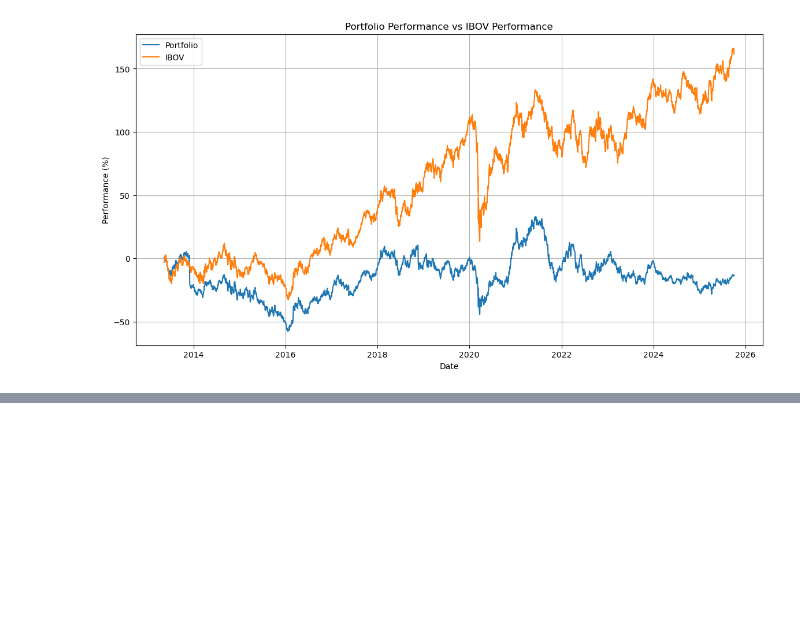
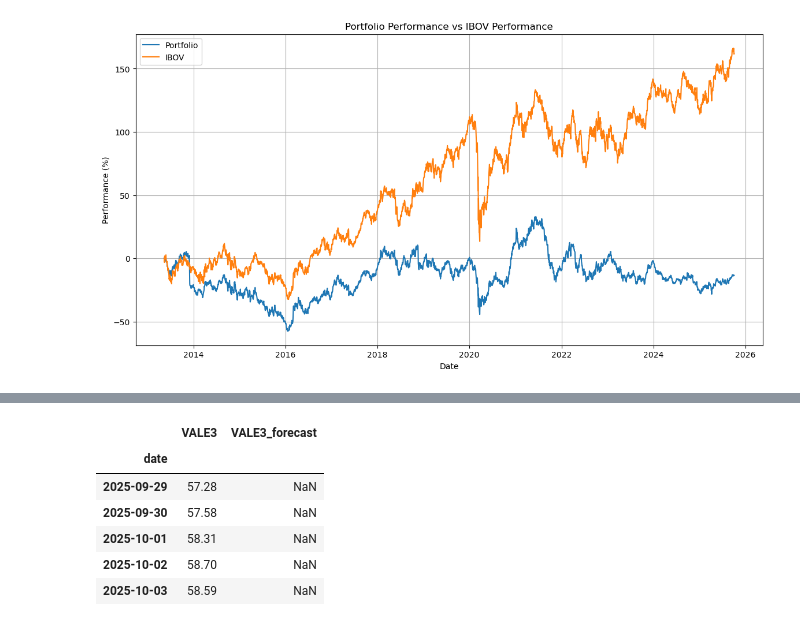
Before and after one commit to FerFilho23/Machine-Learning, a Jupyter notebook: datatalks/module-1/projects/investments-portfolio.ipynb, the cells around one changed output, grey strips where cells are left out. Saved outputs shown, nothing was run; the diff lists cells and outputs as text; code cells hidden in the pictures; blank space fills up the shorter version.

```diff
--- a/datatalks/module-1/projects/investments-portfolio.ipynb
+++ b/datatalks/module-1/projects/investments-portfolio.ipynb
@@ -301,0 +367,10 @@ plt.show()
+# %%
+portfolio_forecast.tail()
+# %% [output]
+|  | VALE3 | VALE3_forecast |
+| date |  |  |
+| 2025-09-29 | 57.28 | NaN |
+| 2025-09-30 | 57.58 | NaN |
+| 2025-10-01 | 58.31 | NaN |
+| 2025-10-02 | 58.70 | NaN |
+| 2025-10-03 | 58.59 | NaN |
```
Also changed, not shown: parts of 17 cells of this notebook.
